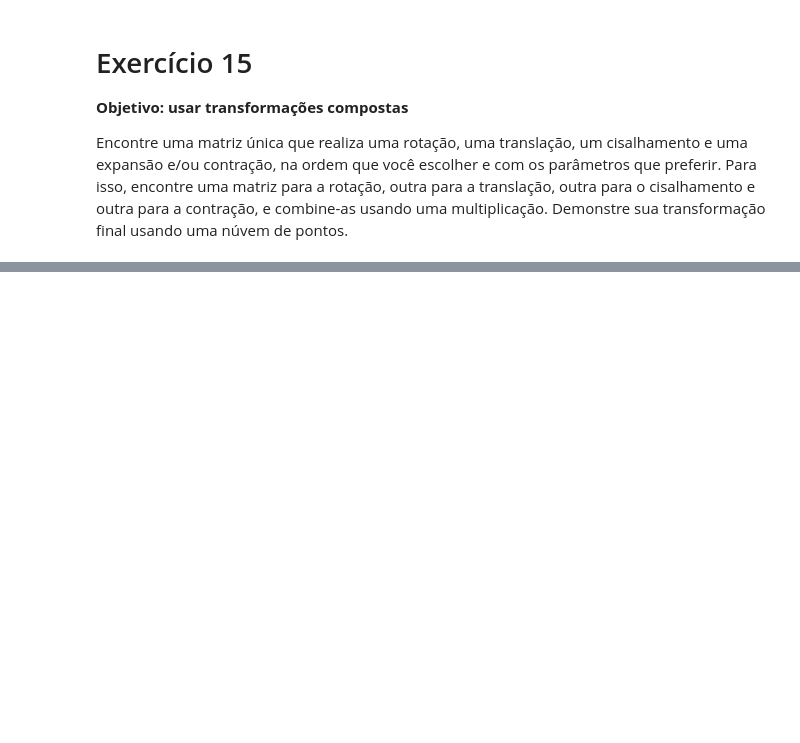
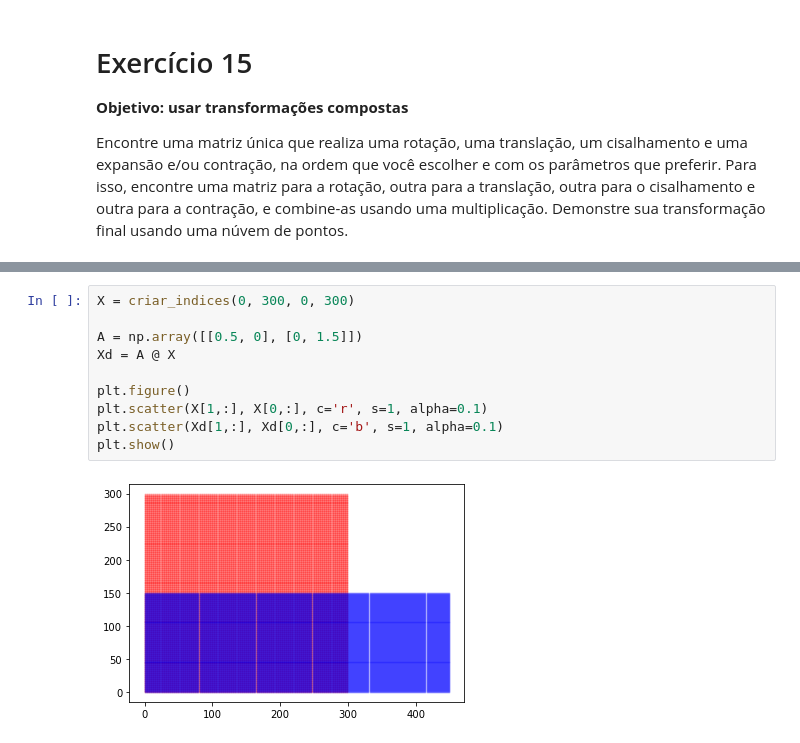
Before and after one commit to tiagoft/alglin, a Jupyter notebook: notebooks/03-geometria_analitica.ipynb, the cells around one changed output, grey strips where cells are left out. Saved outputs shown, nothing was run; the diff lists cells and outputs as text; blank space fills up the shorter version.

```diff
--- a/notebooks/03-geometria_analitica.ipynb
+++ b/notebooks/03-geometria_analitica.ipynb
@@ -505,0 +612,12 @@ Encontre uma matriz única que realiza uma rotação, uma translação, um cisal
+# %%
+X = criar_indices(0, 300, 0, 300)
+
+A = np.array([[0.5, 0], [0, 1.5]])
+Xd = A @ X
+
+plt.figure()
+plt.scatter(X[1,:], X[0,:], c='r', s=1, alpha=0.1)
+plt.scatter(Xd[1,:], Xd[0,:], c='b', s=1, alpha=0.1)
+plt.show()
+# %% [output]
+[figure, added]
```
Also changed, not shown: parts of 29 cells of this notebook, 3 other files.
